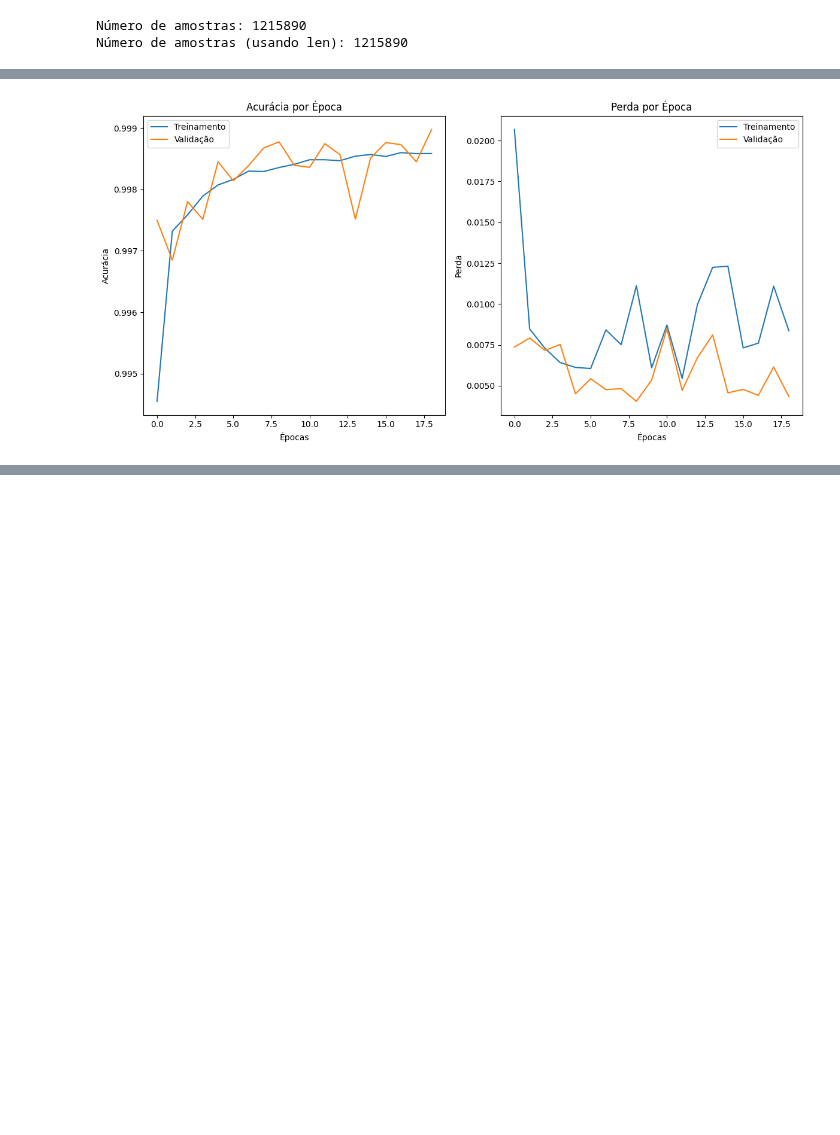
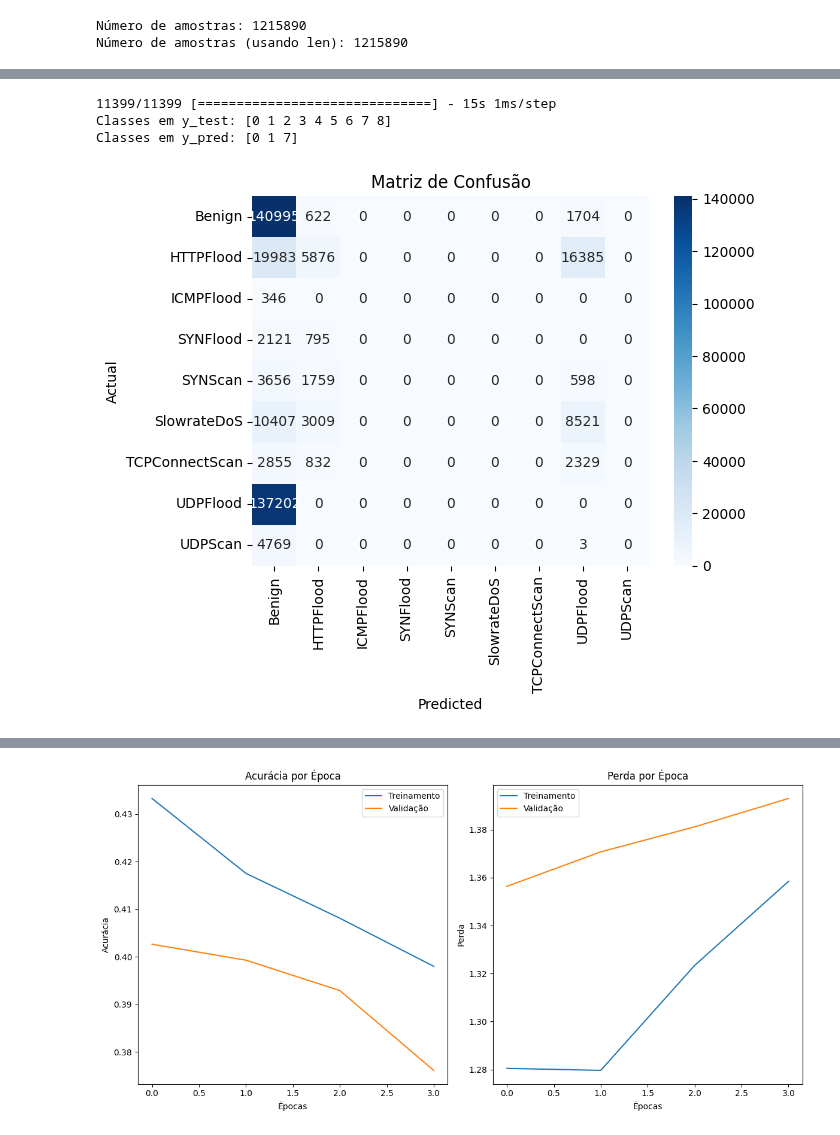
Before and after one commit to gabrieladamasceno/Attacks_5G, a Jupyter notebook: MLP_Multiclasses.ipynb, the cells around one changed output, grey strips where cells are left out. Drawn from its saved outputs; the diff is of its cells as text; code cells hidden in the pictures; blank space fills up the shorter version.

```diff
--- a/MLP_Multiclasses.ipynb
+++ b/MLP_Multiclasses.ipynb
@@ -161 +168,10 @@ X_train, X_test, y_train, y_test = train_test_split(X, y, test_size=0.2, random_
+# %%
+# Dividir os dados em treino e teste com 80% para treino e 20% para teste
+X_train, X_test, y_train_encoded, y_test_encoded = train_test_split(
+    X,  # Features
+    le.transform(encoded['Attack Type']),  # Rótulos codificados
+    test_size=0.3,  # 30% para o conjunto de teste
+    random_state=42,  # Semente para reprodutibilidade
+    stratify=encoded['Attack Type']  # Para garantir que as proporções das classes sejam mantidas
+)
 # %%
@@ -260,3 +216,0 @@ print(X_train.shape)  # Deve ser algo como (n amostras, n características)
-# %%
-X_train = X_train.reshape(X_train.shape[0], -1)
-X_test = X_test.reshape(X_test.shape[0], -1)
@@ -331,26 +278,82 @@ plt.show()
 # %%
-# Gráfico de Acurácia
+# Gerar previsões para o conjunto de teste
+y_pred_prob = model.predict(X_test)  # Probabilidades para cada classe
+
+# Converter as probabilidades para classes
+y_pred_classes = np.argmax(y_pred_prob, axis=1)  # A classe com a maior probabilidade
+
+# Certifique-se de que y_test_classes e y_pred_classes estão em formato inteiro
+# Verifique os valores únicos em y_test_classes para garantir que a variável contém múltiplas classes
+print("Classes em y_test:", np.unique(y_test_encoded))
+print("Classes em y_pred:", np.unique(y_pred_classes))
+
+# Definir as classes de ataque
+attack_types = ['Benign', 'HTTPFlood', 'ICMPFlood', 'SYNFlood', 'SYNScan', 'SlowrateDoS',
+                'TCPConnectScan', 'UDPFlood', 'UDPScan']
+
+# Matriz de Confusão
+cm = confusion_matrix(y_test_encoded, y_pred_classes)
+sns.heatmap(cm, annot=True, fmt="d", cmap='Blues', xticklabels=attack_types, yticklabels=attack_types)
+plt.xlabel('Predicted')
+plt.ylabel('Actual')
+plt.title('Matriz de Confusão')
+plt.show()
+
+# Relatório detalhado
+print(classification_report(y_test_encoded, y_pred_classes, target_names=attack_types, labels=list(range(num_classes)), zero_division=0))
+
+# Gráfico de Acurácia e Perda
 plt.figure(figsize=(12, 6))
 
 # Acurácia de treino
 plt.subplot(1, 2, 1)
 plt.plot(history.history['accuracy'], label='Treinamento')
 plt.plot(history.history['val_accuracy'], label='Validação')
 plt.title('Acurácia por Época')
 plt.xlabel('Épocas')
 plt.ylabel('Acurácia')
 plt.legend()
 
 # Gráfico de Perda
 plt.subplot(1, 2, 2)
 plt.plot(history.history['loss'], label='Treinamento')
 plt.plot(history.history['val_loss'], label='Validação')
 plt.title('Perda por Época')
 plt.xlabel('Épocas')
 plt.ylabel('Perda')
 plt.legend()
 
 plt.tight_layout()
 plt.show()
+
+# AUC - Curva ROC para cada classe
+# Binarizar y_test_classes para calcular a AUC
+y_test_bin = label_binarize(y_test_encoded, classes=[i for i in range(num_classes)])  # Binarizar y_test
+y_pred_prob = model.predict(X_test)  # Obter as probabilidades preditas
+
+# Plotar a curva ROC para cada classe
+plt.figure(figsize=(10, 8))
+for i in range(num_classes):
+    fpr, tpr, _ = roc_curve(y_test_bin[:, i], y_pred_prob[:, i])
+    roc_auc = auc(fpr, tpr)
+    plt.plot(fpr, tpr, lw=2, label=f'Classe {attack_types[i]} (AUC = {roc_auc:.2f})')
+
+# Adicionar a diagonal (caso aleatório)
+plt.plot([0, 1], [0, 1], color='gray', linestyle='--')
+
+# Definir título e labels
+plt.title('Curva ROC para Classificação Multiclasse')
+plt.xlabel('Taxa de Falsos Positivos (FPR)')
+plt.ylabel('Taxa de Verdadeiros Positivos (TPR)')
+plt.legend(loc="lower right")
+plt.grid(True)
+plt.show()
+
+# AUC - Curva ROC Micro
+fpr, tpr, _ = roc_curve(y_test_bin.ravel(), y_pred_prob.ravel())
+roc_auc_micro = auc(fpr, tpr)
 # %% [output]
+11399/11399 [==============================] - 15s 1ms/step
+Classes em y_test: [0 1 2 3 4 5 6 7 8]
+Classes em y_pred: [0 1 7]
-[figure, old version]
+[figure, new version]
@@ -356,0 +375 @@ plt.show()
+[figure, added]
```
Also changed, not shown: parts of 17 cells of this notebook.
